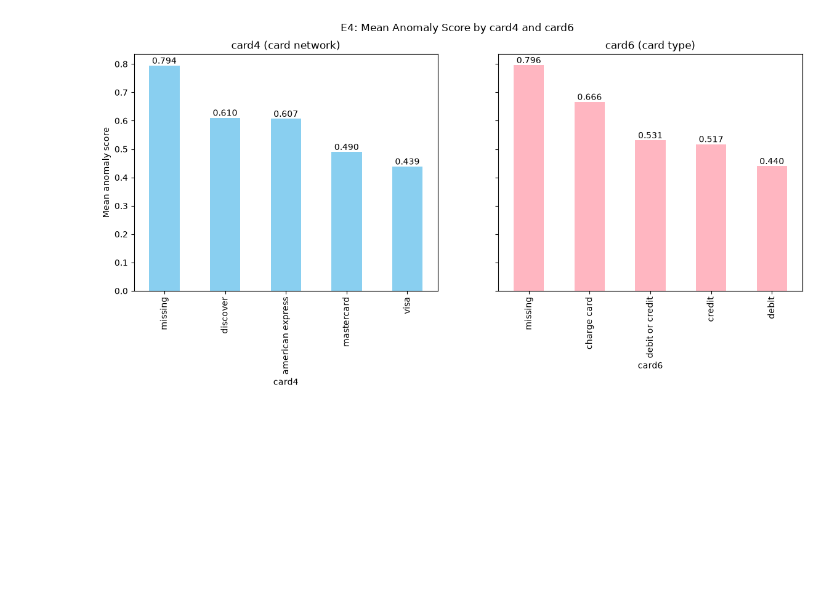
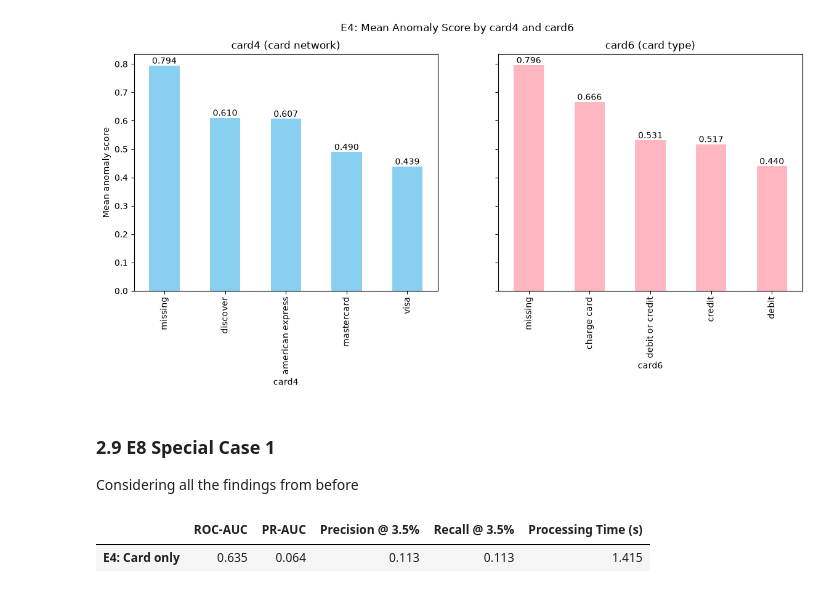
Before and after one commit to millxcc7/WIM-Direct-Research-MLFraudDetection, a Jupyter notebook: Isolationforest_experiment.ipynb, the cells around one changed output. Cells and saved outputs as stored; diff of their text form; code cells hidden in the pictures; blank space fills up the shorter version.

Commit message:
experimentation upated for Isolation forest and LOF

```diff
--- a/Isolationforest_experiment.ipynb
+++ b/Isolationforest_experiment.ipynb
@@ -631,3 +643,42 @@ plt.show()
 |  | ROC-AUC | PR-AUC | Processing Time (s) |
 | E4: Card only | 0.656 | 0.07 | 6.795 |
 [figure]
+# %% [markdown]
+### 2.9 E8 Special Case 1
+Considering all the findings from before
+# %%
+card4_codes = df["card4"].fillna("missing").astype("category").cat.codes
+card6_codes = df["card6"].fillna("missing").astype("category").cat.codes
+
+# kept in its own table so the original df doesn't change
+e4df = pd.DataFrame({
+    "card1": newdf["card1"],
+    "card2": newdf["card2"],
+    "card3": newdf["card3"],
+    "card4": card4_codes,
+    "card5": newdf["card5"],
+    "card6": card6_codes,
+})
+
+start = time.perf_counter() #start of process time tracker
+e4_model = IsolationForest(random_state=100, n_estimators=25, max_samples=128, max_features=0.1)
+e4_model.fit(e4df)
+e4_scores = -e4_model.score_samples(e4df) #anomaly score
+end = time.perf_counter() #end of process time tracker
+
+all_results = pd.DataFrame(columns=["ROC-AUC", "PR-AUC", "Precision @ 3.5%", "Recall @ 3.5%", "Processing Time (s)"], dtype=float)
+
+k = int(0.035 * len(df))
+top_idx = np.argsort(e4_scores)[::-1][:k]
+frauds_caught = df["isFraud"].values[top_idx].sum()
+
+# save E8 results to the results table
+all_results.loc["E8: Special Case 1"] = [roc_auc_score(df["isFraud"], e4_scores),
+                                    average_precision_score(df["isFraud"], e4_scores),
+                                    frauds_caught / k,
+                                    frauds_caught / df["isFraud"].sum(),
+                                    end - start]
+display(all_results.loc[["E8: Special Case 1"]].round(3))
+# %% [output]
+|  | ROC-AUC | PR-AUC | Precision @ 3.5% | Recall @ 3.5% | Processing Time (s) |
+| E4: Card only | 0.635 | 0.064 | 0.113 | 0.113 | 1.415 |
```
Also changed, not shown: parts of 4 cells of this notebook, 1 other file.
